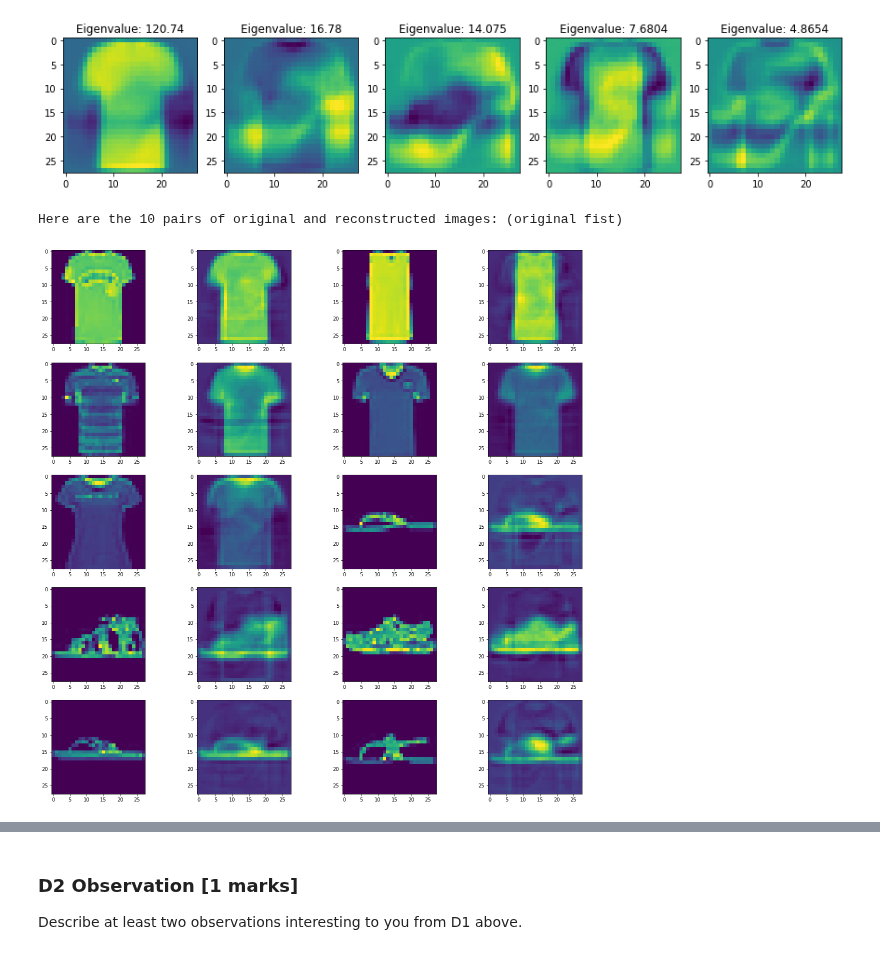
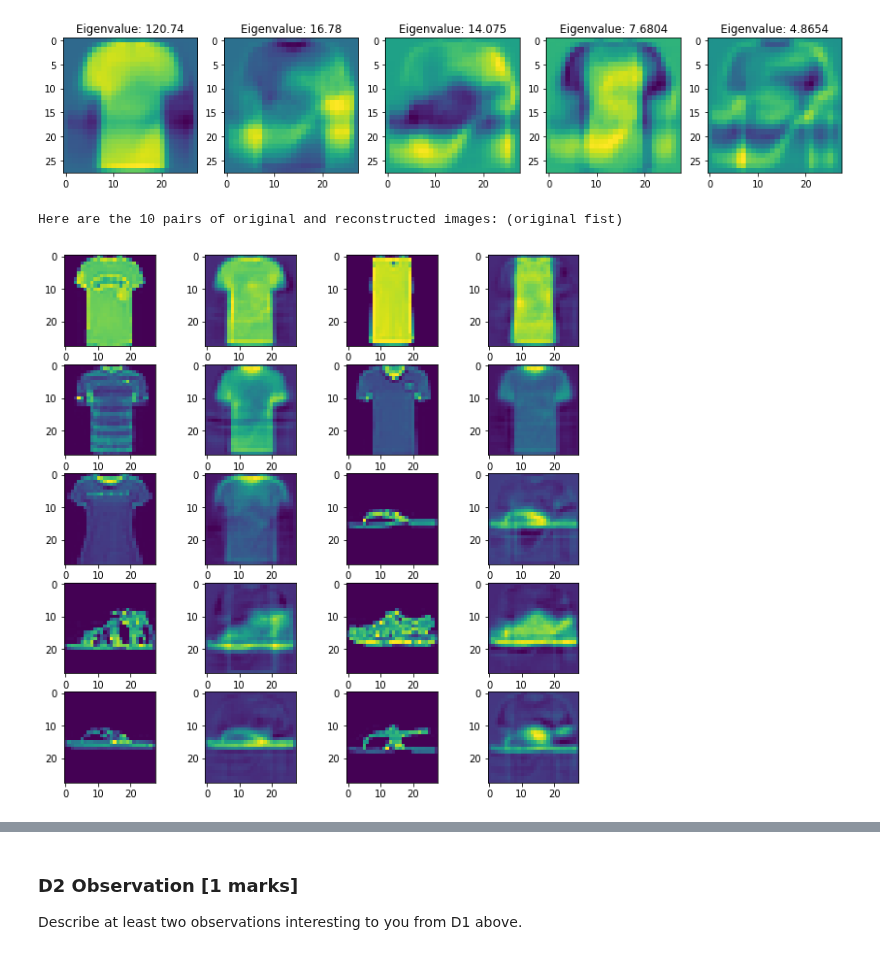
Before and after one commit to wwyqianqian/COMP6509, a Jupyter notebook: assignment/COM4509-6509_Assignment_Part2.ipynb, the cells around one changed output, grey strips where cells are left out. Drawn from its saved outputs; the diff is of its cells as text; code cells hidden in the pictures.

```diff
--- a/assignment/COM4509-6509_Assignment_Part2.ipynb
+++ b/assignment/COM4509-6509_Assignment_Part2.ipynb
@@ -1001,7 +1001,7 @@ Test set size: 10000
 # ------ My answer of D1a ------ #
 from sklearn.decomposition import PCA
 from sklearn.preprocessing import StandardScaler
-
+input_dim = 784                  # 28*28
 chosen_imgs = []
 label = []
 
@@ -1035,34 +1035,35 @@ x = []
 x.append(X[the_class_0[:5]])
 x.append(X[the_class_1[:5]])
 
 # print(x[0].shape) # torch.Size([5, 784])
 # print(x[1].shape) # torch.Size([5, 784])
 
 pca = PCA(n_components = 30) # Top 30 eigenvectors
 pca.fit(X)
 
 pca_tras_0 = pca.transform(X[the_class_0[:5]])
 pca_tras_1 = pca.transform(X[the_class_1[:5]])
 
 reconstr_0 = pca.inverse_transform(pca_tras_0)
 reconstr_1 = pca.inverse_transform(pca_tras_1)
 
 show_list = []
 for i in range(5):
     show_list.append(X[the_class_0[i]])
     show_list.append(reconstr_0[i])
 for i in range(5):
     show_list.append(X[the_class_1[i]])
     show_list.append(reconstr_1[i])
 
+plt.rcParams["figure.figsize"]=10, 10
 for i, image in enumerate(show_list):
     plt.subplot(5, 4, i + 1)
     plt.imshow(image.reshape(28, 28))
 
 print("Here are the 10 pairs of original and reconstructed images: (original fist)")
 # %% [output]
 Here are the 10 pairs of original and reconstructed images: (original fist)
-[figure, old version]
+[figure, new version]
 # %%
 # ------ My answer of D1c ------ #
 pca = PCA(n_components = 2) # Top 2 eigenvectors
```
Also changed, not shown: parts of 39 cells of this notebook.
